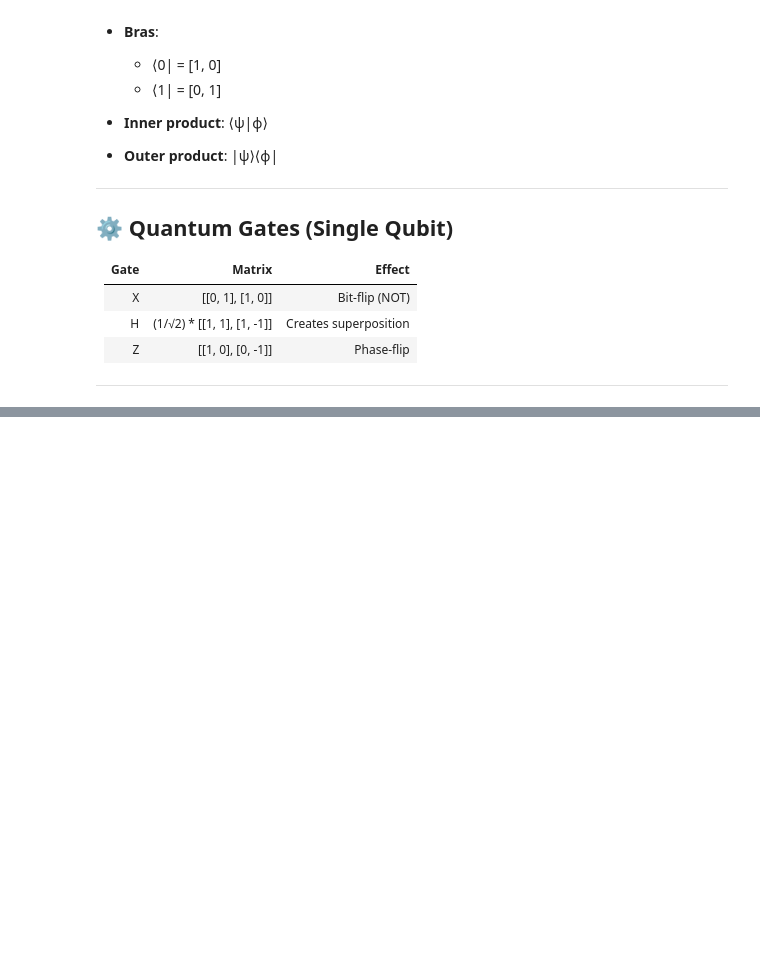
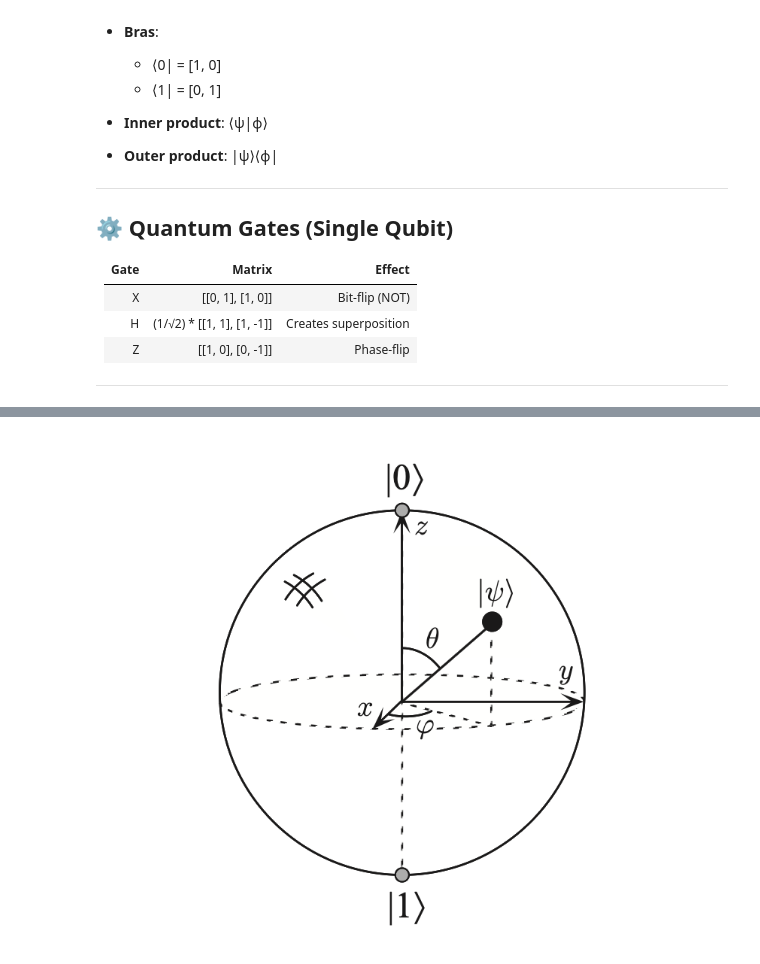
Before and after one commit to preimitz/QuantumComp-QuantumInfo, a Jupyter notebook: chapters/01_Intro_and_Overview/01_Introduction_and_Overview.ipynb, the cells around one changed output, grey strips where cells are left out. Drawn from its saved outputs; the diff is of its cells as text; code cells hidden in the pictures; blank space fills up the shorter version.

```diff
--- a/chapters/01_Intro_and_Overview/01_Introduction_and_Overview.ipynb
+++ b/chapters/01_Intro_and_Overview/01_Introduction_and_Overview.ipynb
@@ -86,0 +83,7 @@ Measurement of a qubit: Measurement changes the state of a qubit, collapsing it
+# %%
+from IPython.display import Image
+
+# Display the bloch sphere
+Image(filename='images/01_bloch_sphere.png')
+# %% [output]
+[figure, added]
```
Also changed, not shown: parts of 13 cells of this notebook, 2 other files.
